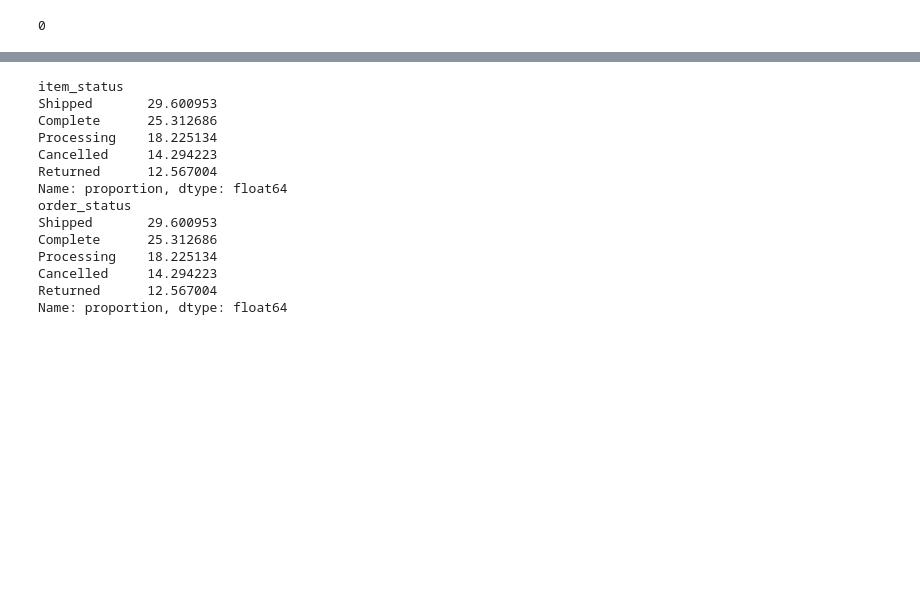
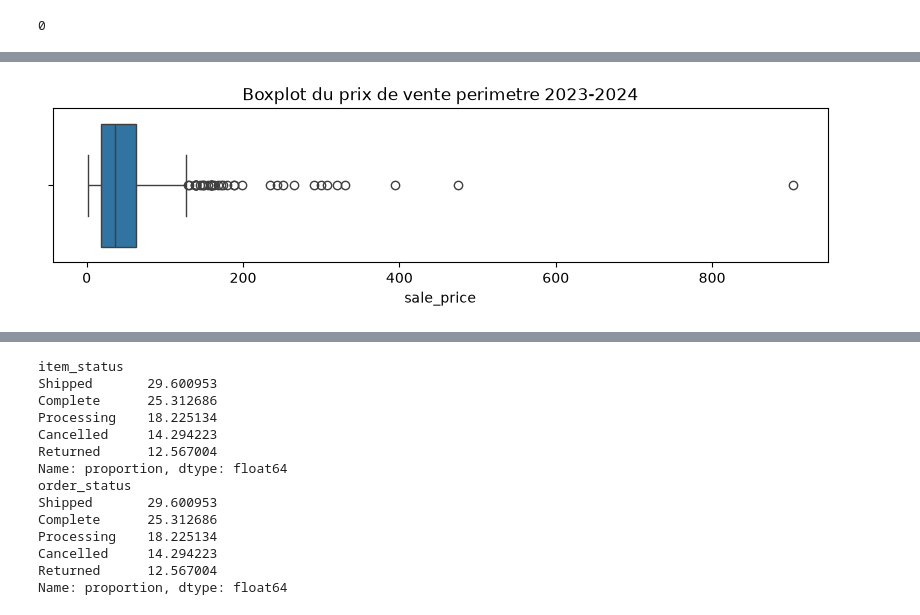
Before and after one commit to glimaleba/projet_thelook, a Jupyter notebook: notebooks/01_EDA_python.ipynb, the cells around one changed output, grey strips where cells are left out. Saved outputs shown, nothing was run; the diff lists cells and outputs as text; code cells hidden in the pictures; blank space fills up the shorter version.

```diff
--- a/notebooks/01_EDA_python.ipynb
+++ b/notebooks/01_EDA_python.ipynb
@@ -410,0 +421,12 @@ print(masque_coherence_shipped_and_delivered.sum())
+# %%
+plt.figure(figsize=(10,2))
+
+sns.boxplot(
+    data=df_prix_vente_perimetre,
+    x="sale_price"
+)
+
+plt.title("Boxplot du prix de vente perimetre 2023-2024")
+plt.show()
+# %% [output]
+[figure, added]
```
Also changed, not shown: parts of 30 cells of this notebook.
